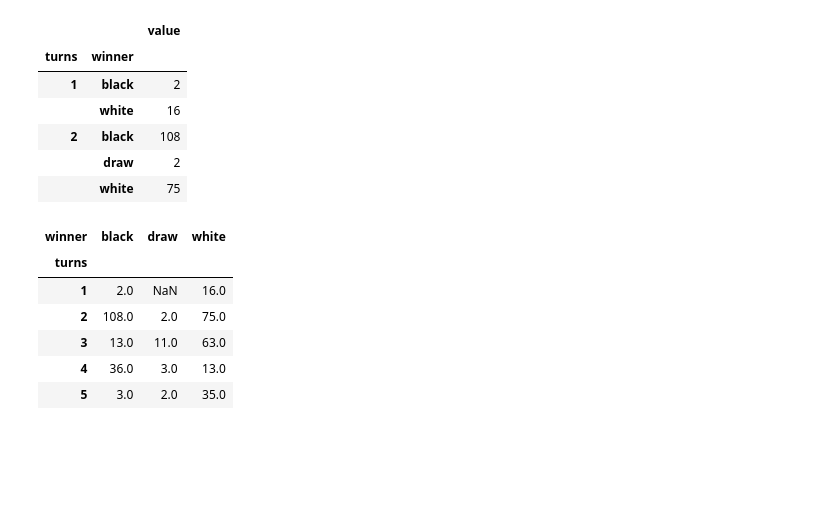
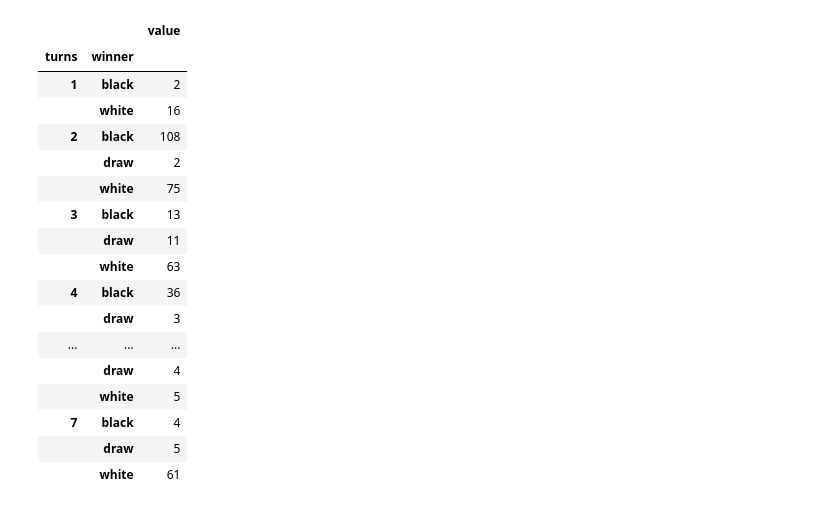
Before and after one commit to spkuehl/chess-analysis, a Jupyter notebook: Chess Outcome By Game Length.ipynb, the cells around one changed output. Saved outputs shown, nothing was run; the diff lists cells and outputs as text; code cells hidden in the pictures; blank space fills up the shorter version.

```diff
--- a/Chess Outcome By Game Length.ipynb
+++ b/Chess Outcome By Game Length.ipynb
@@ -19,24 +30,26 @@ df.head()
 # %%
 df = df.groupby(['turns','winner'])
 df = df.count()
-df.head()
+df.head(20)
 # %% [output]
 |  |  | value |
 | turns | winner |  |
 | 1 | black | 2 |
 |  | white | 16 |
 | 2 | black | 108 |
 |  | draw | 2 |
 |  | white | 75 |
+| 3 | black | 13 |
+|  | draw | 11 |
+|  | white | 63 |
+| 4 | black | 36 |
+|  | draw | 3 |
+| ... | ... | ... |
+|  | draw | 4 |
+|  | white | 5 |
+| 7 | black | 4 |
+|  | draw | 5 |
+|  | white | 61 |
 # %%
 df = df.unstack()
 df = df['value']
-df.head()
-# %% [output]
-| winner | black | draw | white |
-| turns |  |  |  |
-| 1 | 2.0 | NaN | 16.0 |
-| 2 | 108.0 | 2.0 | 75.0 |
-| 3 | 13.0 | 11.0 | 63.0 |
-| 4 | 36.0 | 3.0 | 13.0 |
-| 5 | 3.0 | 2.0 | 35.0 |
```
Also changed, not shown: parts of 7 cells of this notebook.
